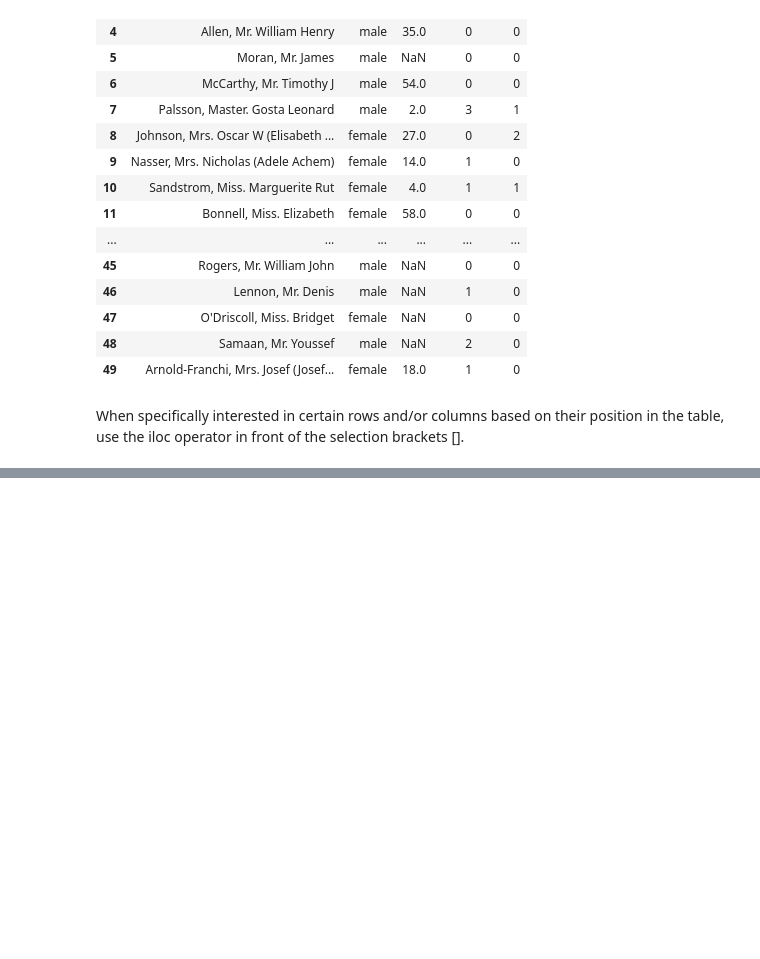
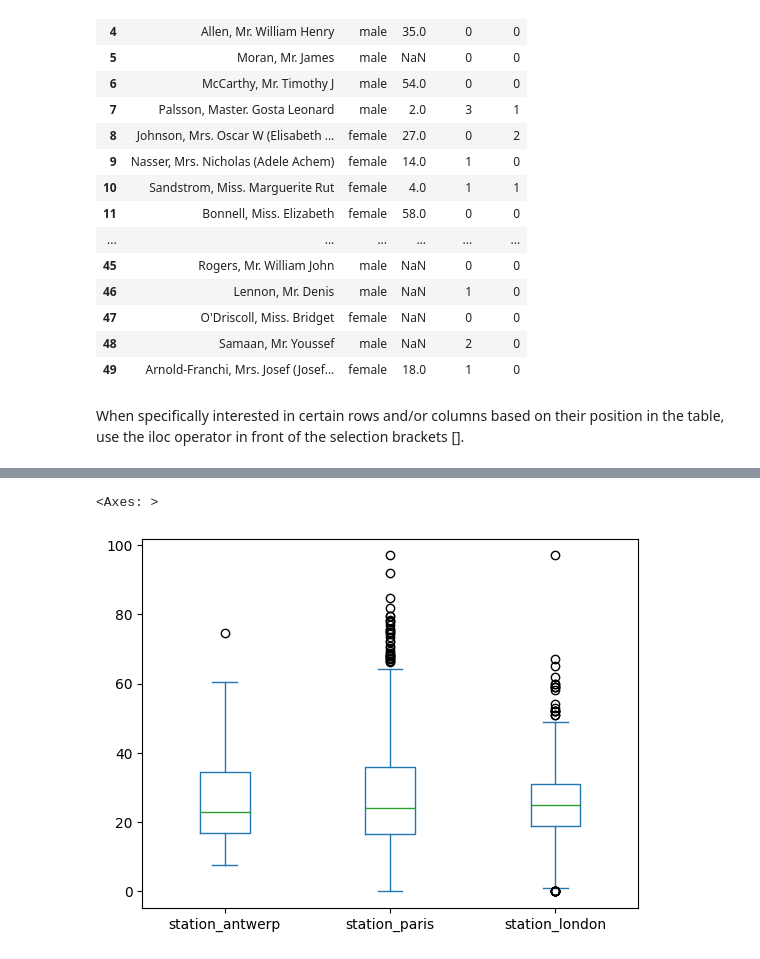
Before and after one commit to chandan-nagaraju/DS_learning, a Jupyter notebook: Notebooks/01 fundamentals/2. Pandas.ipynb, the cells around one changed output, grey strips where cells are left out. Drawn from its saved outputs; the diff is of its cells as text; code cells hidden in the pictures; blank space fills up the shorter version.

```diff
--- a/Notebooks/01 fundamentals/2. Pandas.ipynb
+++ b/Notebooks/01 fundamentals/2. Pandas.ipynb
@@ -362,0 +410,5 @@ air_quality.to_csv("airquality.csv")
+# %%
+air_quality.plot(kind="box")
+# %% [output]
+<Axes: >
+[figure, added]
```
Also changed, not shown: parts of 25 cells of this notebook.
